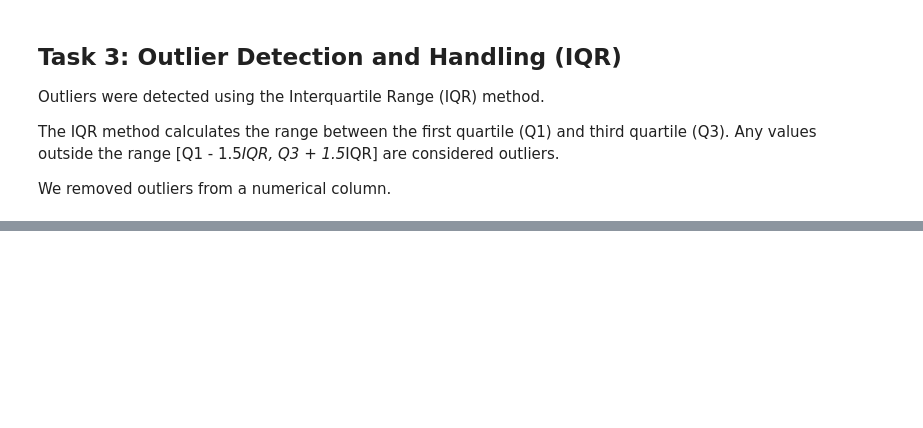
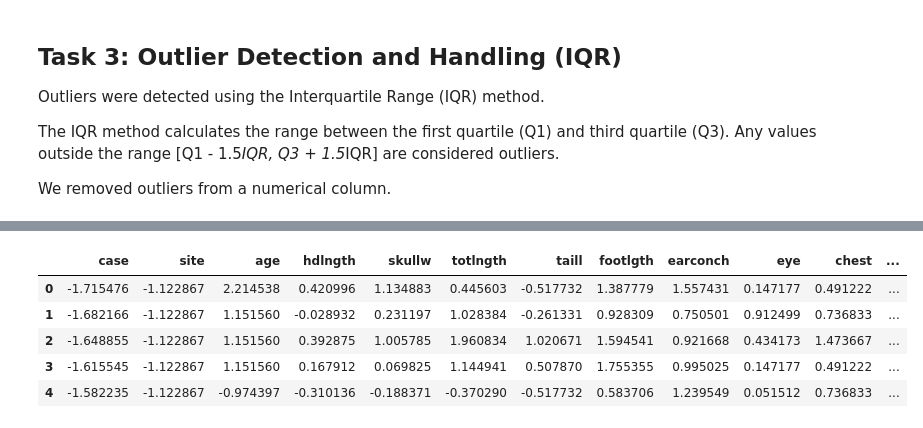
Before and after one commit to xcsi/ML-Lab4, a Jupyter notebook: possumMLlab4.ipynb, the cells around one changed output, grey strips where cells are left out. Drawn from its saved outputs; the diff is of its cells as text; code cells hidden in the pictures; blank space fills up the shorter version.

```diff
--- a/possumMLlab4.ipynb
+++ b/possumMLlab4.ipynb
@@ -163,0 +209,15 @@ upper = Q3 + 1.5 * IQR
+# %%
+from sklearn.preprocessing import StandardScaler
+
+zscore = StandardScaler()
+df_zscore = zscore.fit_transform(df[num_cols])
+
+df_zscore = pd.DataFrame(df_zscore, columns=num_cols)
+df_zscore.head()
+# %% [output]
+|  | case | site | age | hdlngth | skullw | totlngth | taill | footlgth | earconch | eye | chest | ... |
+| 0 | -1.715476 | -1.122867 | 2.214538 | 0.420996 | 1.134883 | 0.445603 | -0.517732 | 1.387779 | 1.557431 | 0.147177 | 0.491222 | ... |
+| 1 | -1.682166 | -1.122867 | 1.151560 | -0.028932 | 0.231197 | 1.028384 | -0.261331 | 0.928309 | 0.750501 | 0.912499 | 0.736833 | ... |
+| 2 | -1.648855 | -1.122867 | 1.151560 | 0.392875 | 1.005785 | 1.960834 | 1.020671 | 1.594541 | 0.921668 | 0.434173 | 1.473667 | ... |
+| 3 | -1.615545 | -1.122867 | 1.151560 | 0.167912 | 0.069825 | 1.144941 | 0.507870 | 1.755355 | 0.995025 | 0.147177 | 0.491222 | ... |
+| 4 | -1.582235 | -1.122867 | -0.974397 | -0.310136 | -0.188371 | -0.370290 | -0.517732 | 0.583706 | 1.239549 | 0.051512 | 0.736833 | ... |
```
Also changed, not shown: parts of 12 cells of this notebook.
